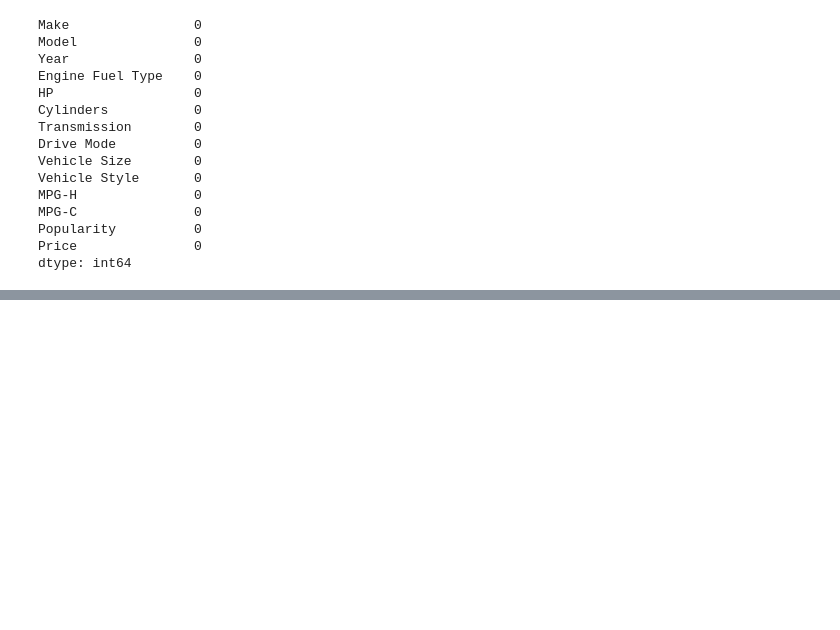
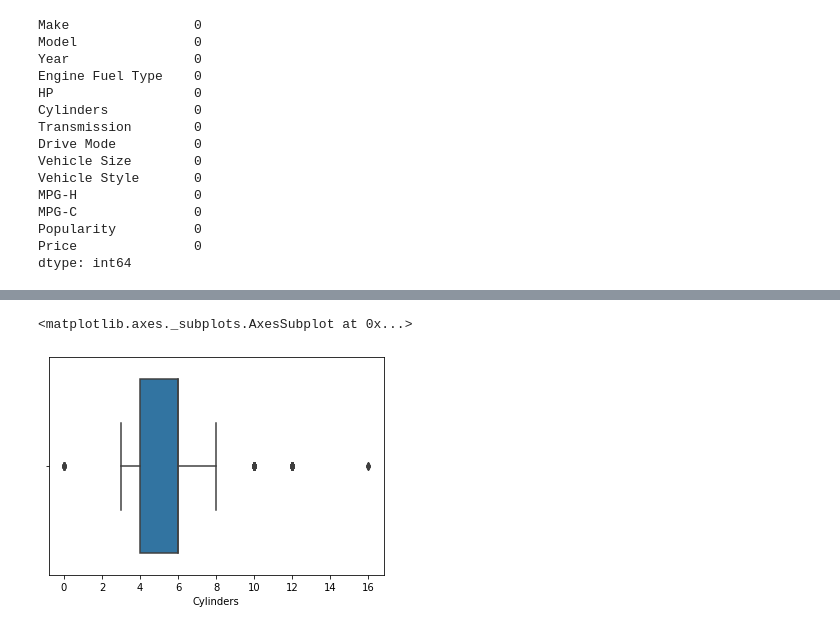
Before and after one commit to pranav-2410/Exploratory-data-analysis-of-car-features, a Jupyter notebook: Project_ML.ipynb, the cells around one changed output, grey strips where cells are left out. Cells and saved outputs as stored; diff of their text form; code cells hidden in the pictures; blank space fills up the shorter version.

```diff
--- a/Project_ML.ipynb
+++ b/Project_ML.ipynb
@@ -268,0 +285,5 @@ The outliers  can be easily recognised using the boxgraph
+# %%
+sns.boxplot(x=data["Cylinders"])
+# %% [output]
+<matplotlib.axes._subplots.AxesSubplot at 0x...>
+[figure, added]
```
Also changed, not shown: parts of 5 cells of this notebook.
